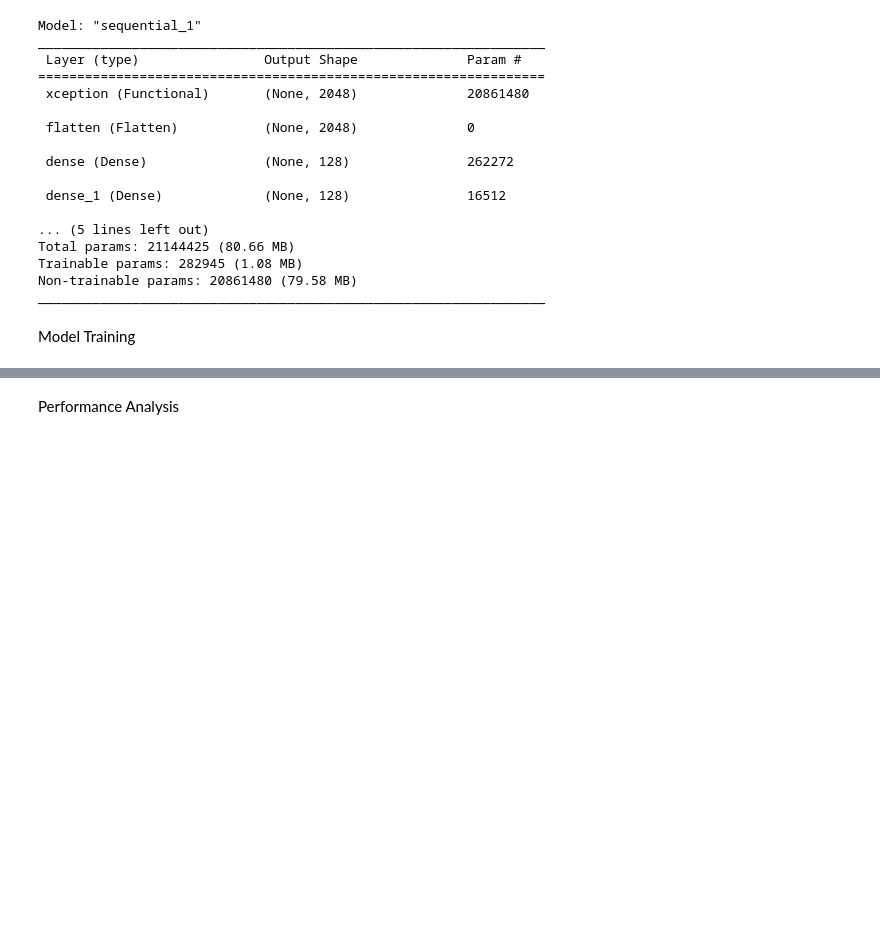
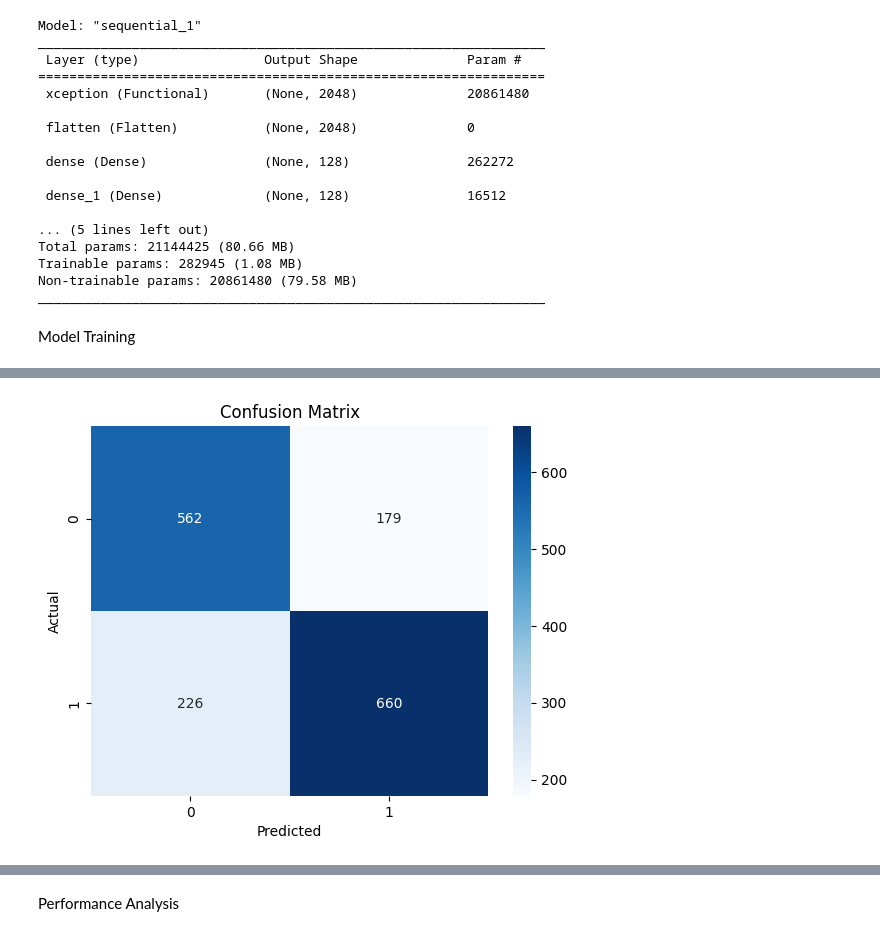
Before and after one commit to RashmiBhagya/Transfer-Leaning-With-Image-Clasifier-Banana-Detection, a Jupyter notebook: banana.ipynb, the cells around one changed output, grey strips where cells are left out. Cells and saved outputs as stored; diff of their text form; code cells hidden in the pictures; blank space fills up the shorter version.

```diff
--- a/banana.ipynb
+++ b/banana.ipynb
@@ -230,0 +242,10 @@ Total time for training 195.343 seconds
+# %%
+# Model evaluation
+y_true = []
+y_pred = []
+
+for batch in test_data.as_numpy_iterator():
+    X, y = batch
+    yhat = model.predict(X)
+    y_true.extend(y)
+    y_pred.extend(yhat > 0.5)
@@ -230,0 +276,10 @@ Total time for training 195.343 seconds
+# %%
+# Confusion matrix
+cm = confusion_matrix(y_true, y_pred)
+sns.heatmap(cm, annot=True, fmt='d', cmap='Blues')
+plt.xlabel('Predicted')
+plt.ylabel('Actual')
+plt.title('Confusion Matrix')
+plt.show()
+# %% [output]
+[figure, added]
```
Also changed, not shown: parts of 21 cells of this notebook.
